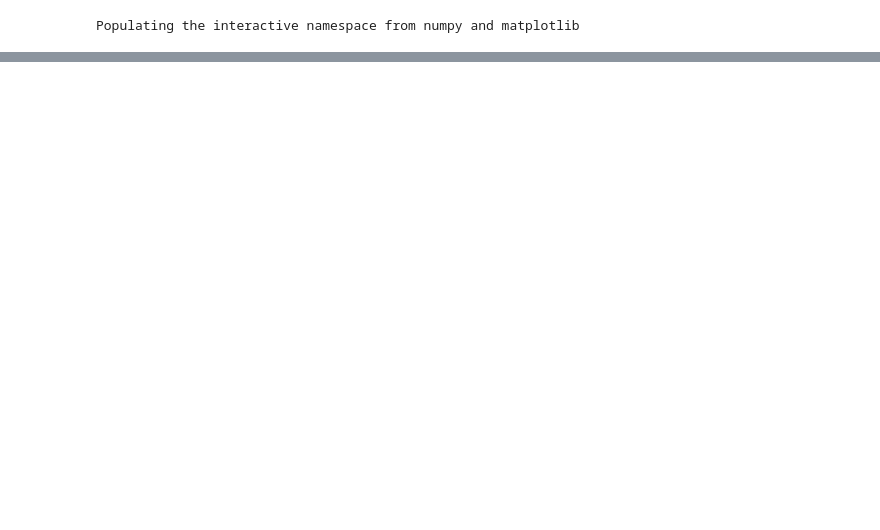
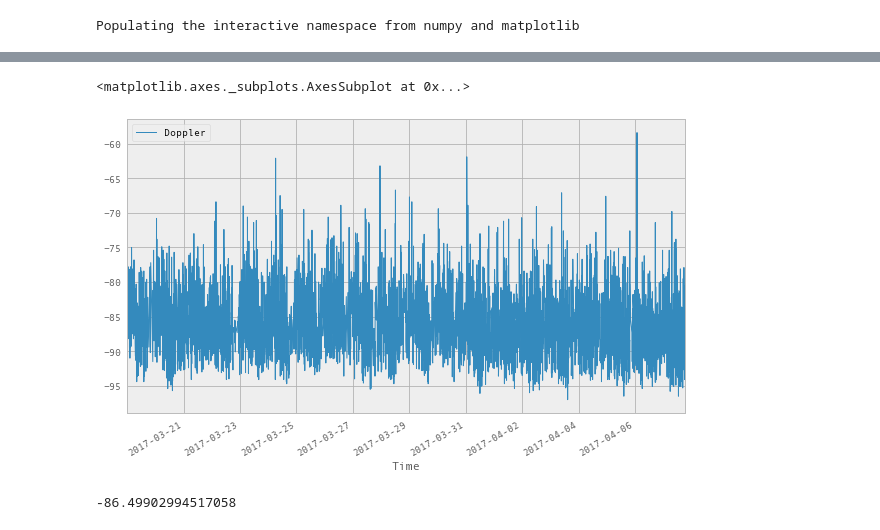
Before and after one commit to albertw/astronomy-notebooks, a Jupyter notebook: Meteor Data Processing.ipynb, the cells around one changed output, grey strips where cells are left out. Drawn from its saved outputs; the diff is of its cells as text; code cells hidden in the pictures; blank space fills up the shorter version.

```diff
--- a/Meteor Data Processing.ipynb
+++ b/Meteor Data Processing.ipynb
@@ -130,0 +121,34 @@ plot_heatmap(events)
+# %%
+
+def dateparse(x):
+    return datetime.combine(d, datetime.strptime(x, '%H:%M:%S').time())
+
+files = !ls event*
+dflist=[]
+for filename in files:
+    d = datetime.strptime(filename[9:17], '%Y%m%d')
+    dflist.append(pd.read_csv(filename,
+                 parse_dates=['Time'],
+                 names = ["Time", "Hour Event", "Doppler", "x", "y", "Duration"],
+                 date_parser=dateparse,
+                index_col="Time"))
+df=pd.concat(dflist)
+daterangestr=str(df.index.date.min())+' to ' + str(df.index.date.max()) +'.'
+# %%
+fig, ax = plt.subplots()
+ax.set_title('Histogram of Meteor counts by hour.')
+ax.set_xlabel('Hour of Day (half hour bins)')
+ax.set_ylabel('Number of counts')
+ax.set_xticks(range(0,24), minor=False)
+ax.set_xticklabels(range(0,24), minor=False)
+df['Hour'] = df.index.hour + df.index.minute/60.0
+df.hist("Hour", bins=47, ax=ax)
+plt.title('Histogram of Meteor counts by hour from ' + daterangestr)
+
+fig, ax = plt.subplots()
+ax.set_title('Histogram of Meteor Durations.')
+ax.set_xlabel('Duration (s)')
+ax.set_ylabel('Number of counts (log10)')
+ax.set_yscale('log')
+df.hist("Duration", ax=ax, bins=50)
+plt.title('Histogram of Meteor Durations ' + daterangestr)
@@ -130,0 +159,9 @@ plot_heatmap(events)
+# %%
+df.plot(y='Doppler')
+# %% [output]
+<matplotlib.axes._subplots.AxesSubplot at 0x...>
+[figure, added]
+# %%
+df['Doppler'].mean()
+# %% [output]
+-86.49902994517058
```
Also changed, not shown: parts of 9 cells of this notebook.
